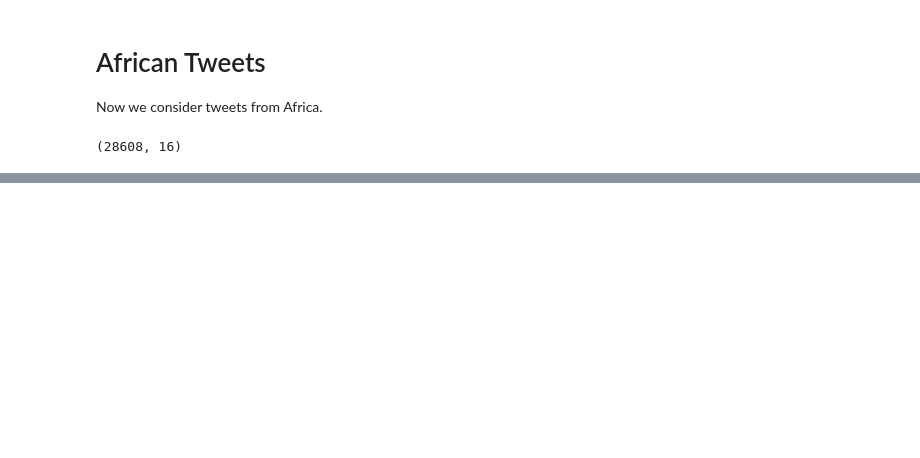
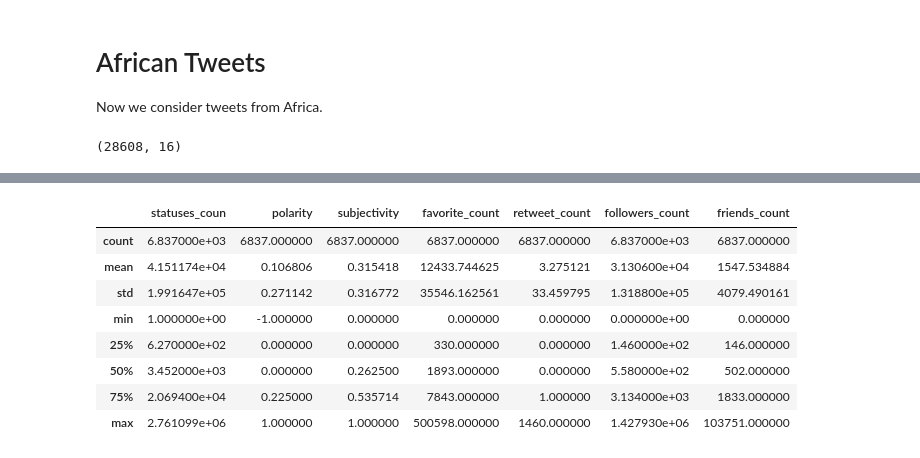
Before and after one commit to emtinanseo/Twitter-Data-Analysis, a Jupyter notebook: explore_the_data.ipynb, the cells around one changed output, grey strips where cells are left out. Saved outputs shown, nothing was run; the diff lists cells and outputs as text; code cells hidden in the pictures; blank space fills up the shorter version.

```diff
--- a/explore_the_data.ipynb
+++ b/explore_the_data.ipynb
@@ -183,0 +235,14 @@ df_africa.head(4)
+# %%
+# get some descriptive statistics on the data
+
+df_africa.describe()
+# %% [output]
+|  | statuses_coun | polarity | subjectivity | favorite_count | retweet_count | followers_count | friends_count |
+| count | 6.837000e+03 | 6837.000000 | 6837.000000 | 6837.000000 | 6837.000000 | 6.837000e+03 | 6837.000000 |
+| mean | 4.151174e+04 | 0.106806 | 0.315418 | 12433.744625 | 3.275121 | 3.130600e+04 | 1547.534884 |
+| std | 1.991647e+05 | 0.271142 | 0.316772 | 35546.162561 | 33.459795 | 1.318800e+05 | 4079.490161 |
+| min | 1.000000e+00 | -1.000000 | 0.000000 | 0.000000 | 0.000000 | 0.000000e+00 | 0.000000 |
+| 25% | 6.270000e+02 | 0.000000 | 0.000000 | 330.000000 | 0.000000 | 1.460000e+02 | 146.000000 |
+| 50% | 3.452000e+03 | 0.000000 | 0.262500 | 1893.000000 | 0.000000 | 5.580000e+02 | 502.000000 |
+| 75% | 2.069400e+04 | 0.225000 | 0.535714 | 7843.000000 | 1.000000 | 3.134000e+03 | 1833.000000 |
+| max | 2.761099e+06 | 1.000000 | 1.000000 | 500598.000000 | 1460.000000 | 1.427930e+06 | 103751.000000 |
```
Also changed, not shown: parts of 22 cells of this notebook, 2 other files.
